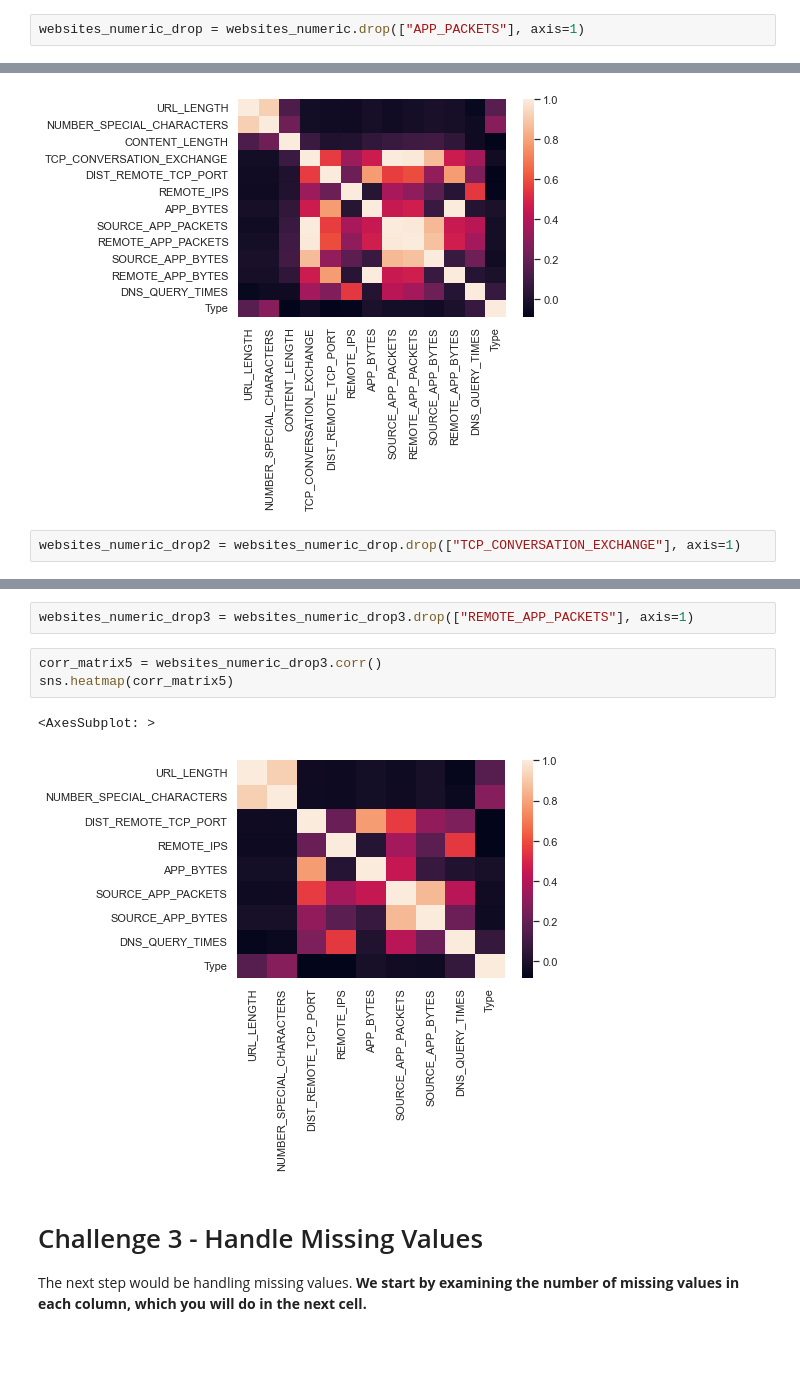
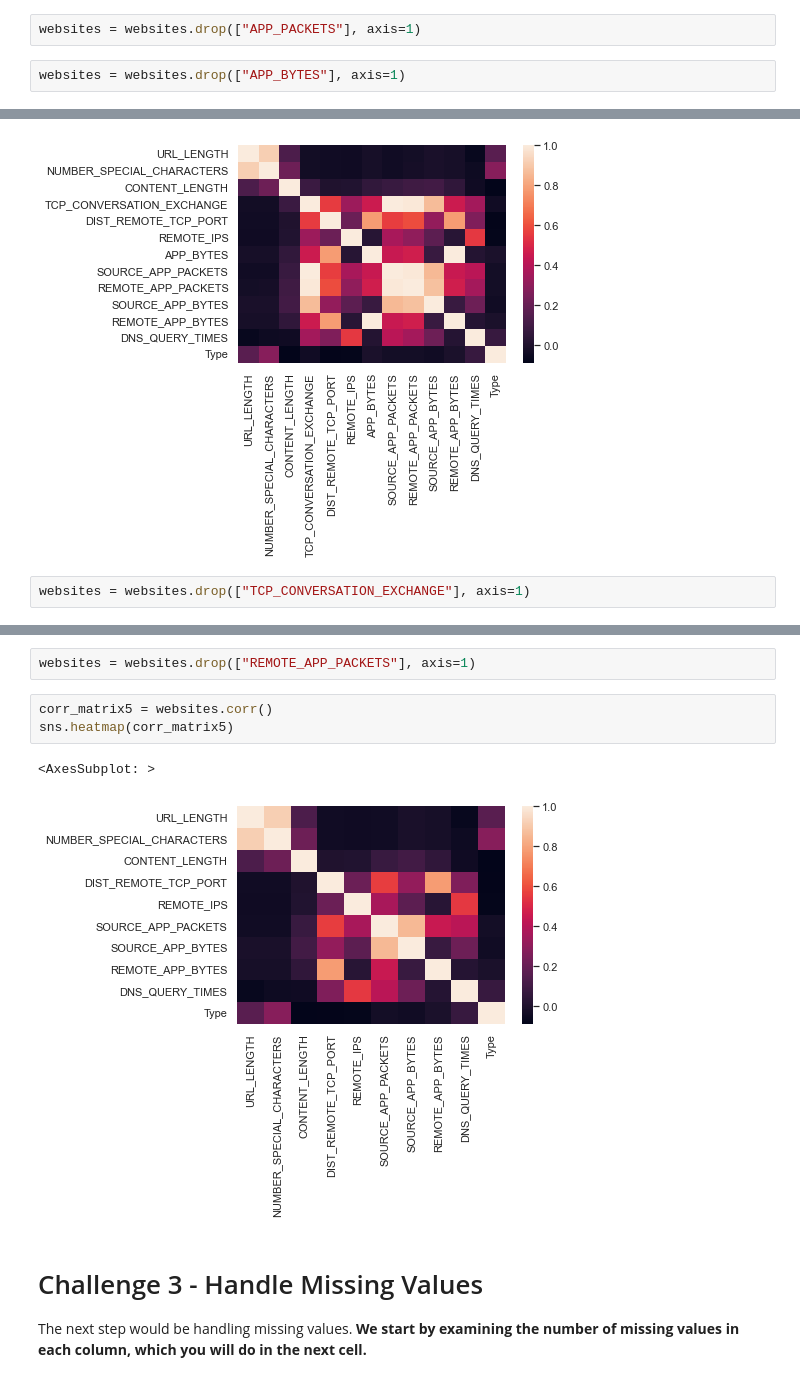
Before and after one commit to Ironhack-data-bcn-january-2023/lab-supervised-learning, a Jupyter notebook: your-code/main.ipynb, the cells around one changed output, grey strips where cells are left out. Cells and saved outputs as stored; diff of their text form; blank space fills up the shorter version.

```diff
--- a/your-code/main.ipynb
+++ b/your-code/main.ipynb
@@ -217,5 +217,7 @@ Note that you should remove as few columns as you can. You don't have to remove
 
 In the cells below, remove as few columns as you can to eliminate the high collinearity in the dataset. Make sure to comment on your way so that the instructional team can learn about your thinking process which allows them to give feedback. At the end, print the heatmap again.
 # %%
-websites_numeric_drop = websites_numeric.drop(["APP_PACKETS"], axis=1)
+websites = websites.drop(["APP_PACKETS"], axis=1)
+# %%
+websites = websites.drop(["APP_BYTES"], axis=1)
 # %%
@@ -226,4 +228,4 @@ sns.heatmap(corr_matrix3)
 <AxesSubplot: >
 [figure]
 # %%
-websites_numeric_drop2 = websites_numeric_drop.drop(["TCP_CONVERSATION_EXCHANGE"], axis=1)
+websites = websites.drop(["TCP_CONVERSATION_EXCHANGE"], axis=1)
@@ -236,11 +240,11 @@ sns.heatmap(corr_matrix5)
 # %%
-websites_numeric_drop3 = websites_numeric_drop3.drop(["REMOTE_APP_PACKETS"], axis=1)
+websites = websites.drop(["REMOTE_APP_PACKETS"], axis=1)
 # %%
-corr_matrix5 = websites_numeric_drop3.corr()
+corr_matrix5 = websites.corr()
 sns.heatmap(corr_matrix5)
 # %% [output]
 <AxesSubplot: >
-[figure, old version]
+[figure, new version]
 # %% [markdown]
 # Challenge 3 - Handle Missing Values
 
```
Also changed, not shown: parts of 6 cells of this notebook.
